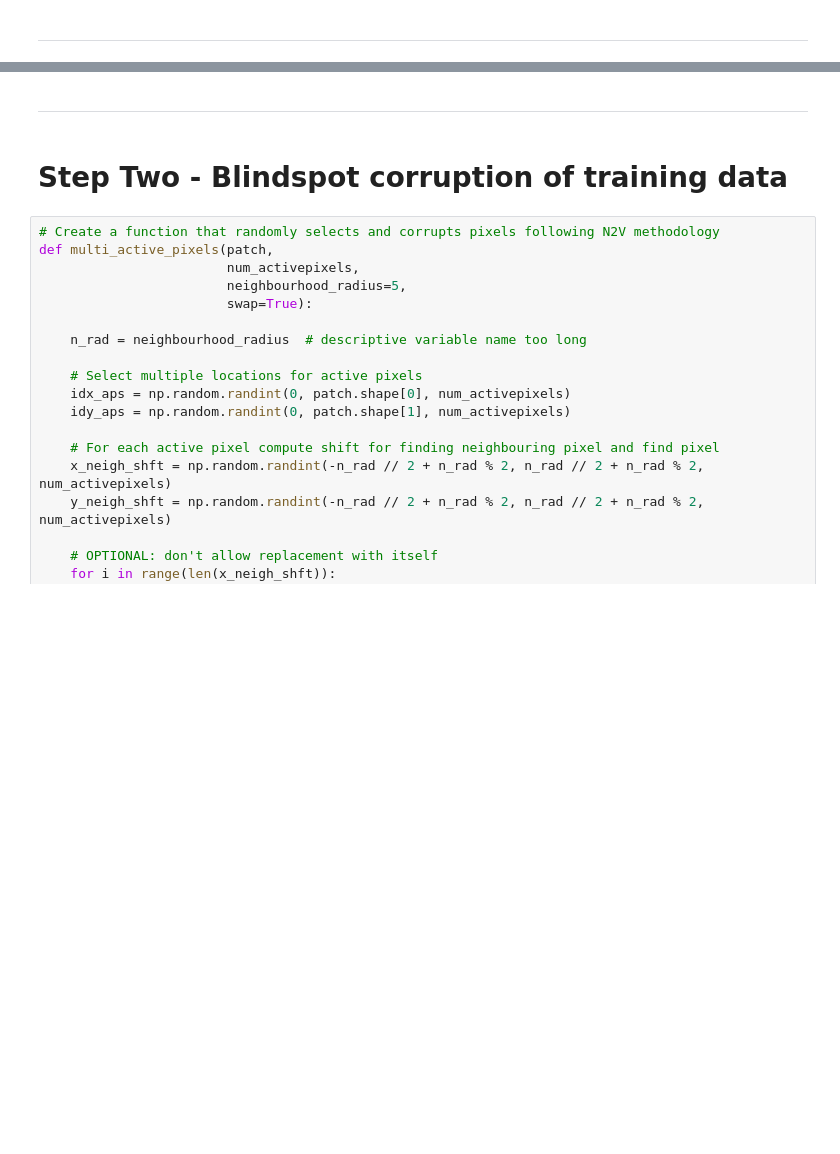
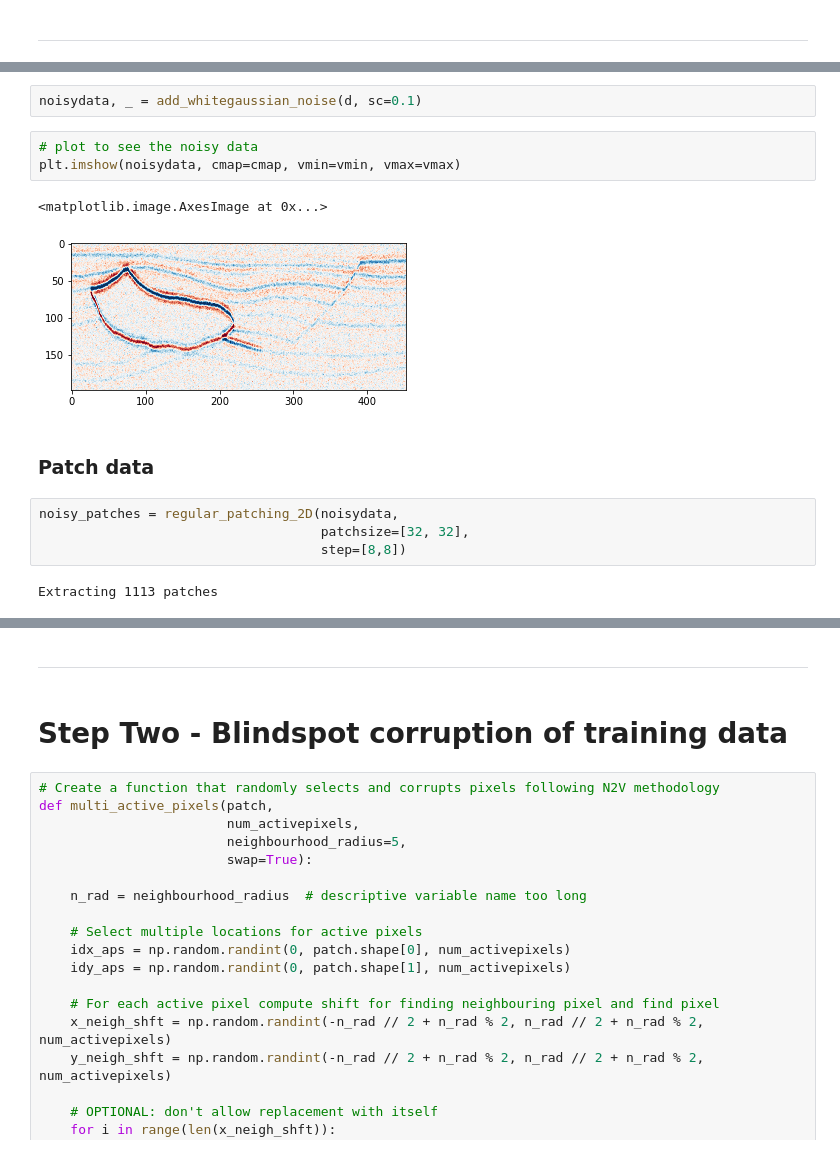
Before and after one commit to swag-kaust/Transform2022_SelfSupervisedDenoising, a Jupyter notebook: Tutorial One - Random Noise Suppression.ipynb, the cells around one changed output, grey strips where cells are left out. Drawn from its saved outputs; the diff is of its cells as text; blank space fills up the shorter version.

```diff
--- a/Tutorial One - Random Noise Suppression.ipynb
+++ b/Tutorial One - Random Noise Suppression.ipynb
@@ -32,0 +55,16 @@ In this example we are going to use a post-stack seismic section generated from
+# %%
+noisydata, _ = add_whitegaussian_noise(d, sc=0.1)
+# %%
+# plot to see the noisy data
+plt.imshow(noisydata, cmap=cmap, vmin=vmin, vmax=vmax)
+# %% [output]
+<matplotlib.image.AxesImage at 0x...>
+[figure, added]
+# %% [markdown]
+### Patch data
+# %%
+noisy_patches = regular_patching_2D(noisydata,
+                                    patchsize=[32, 32],
+                                    step=[8,8])
+# %% [output]
+Extracting 1113 patches
```
Also changed, not shown: parts of 23 cells of this notebook, 6 other files.
